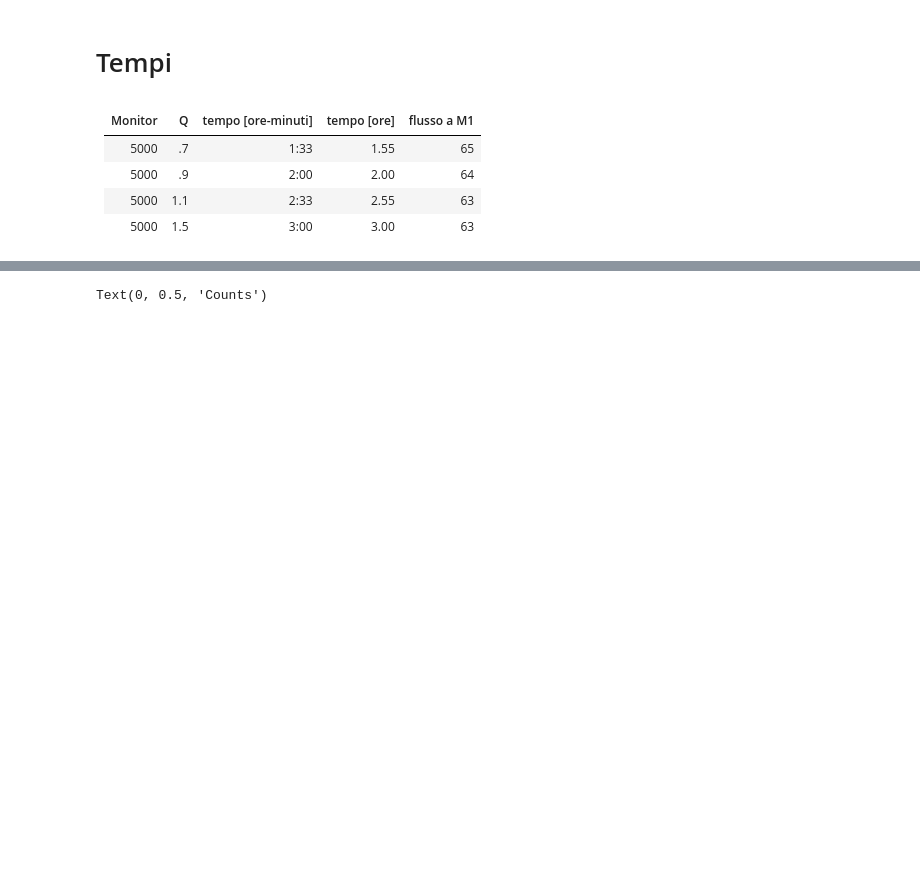
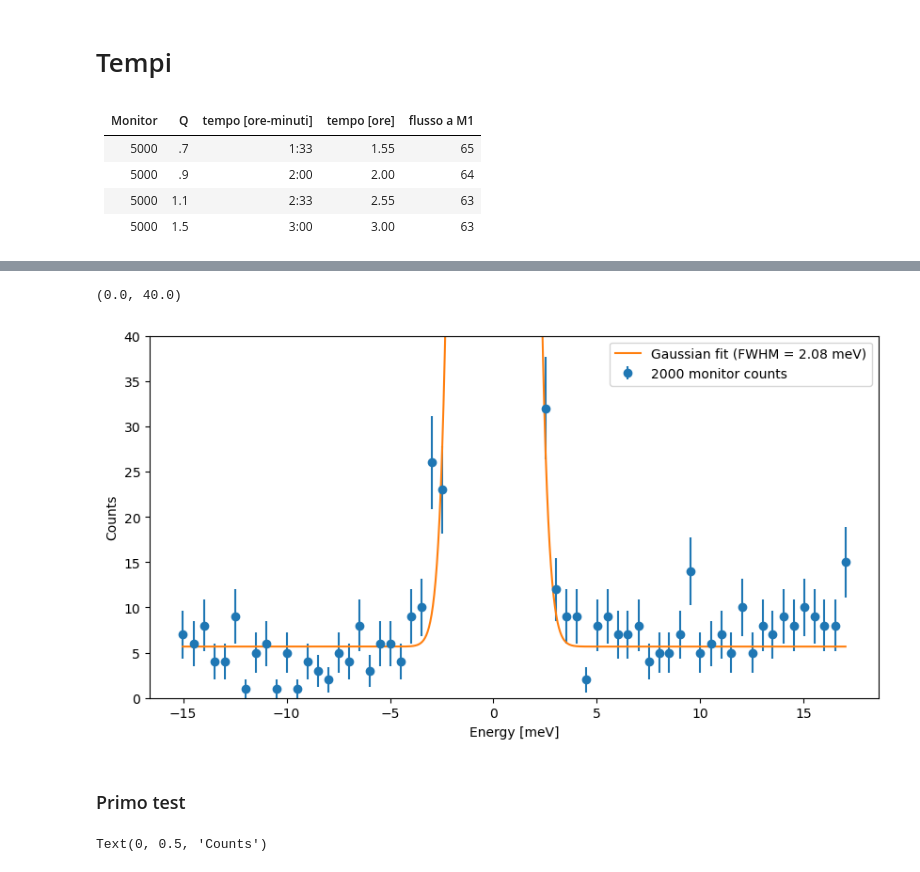
Before and after one commit to FabioBrugnara/IN8_Glicerol, a Jupyter notebook: 4-First view.ipynb, the cells around one changed output, grey strips where cells are left out. Drawn from its saved outputs; the diff is of its cells as text; code cells hidden in the pictures; blank space fills up the shorter version.

```diff
--- a/4-First view.ipynb
+++ b/4-First view.ipynb
@@ -67,2 +76,22 @@ Scan 50336 not found
+# %%
+plt.figure(figsize=(10,5))
+S = data.loc[Nvana[.7]].data
+plt.errorbar(S.EN, S.CNTS, yerr=S.dCNTS, fmt='o', label='2000 monitor counts')
+
+gauss = lambda x, A, x0, FWHM, c: A*np.exp(-(x-x0)**2/(2*(FWHM/2.355)**2)) + c
+
+popt, pcov = curve_fit(gauss, S.EN[(S.EN>-5) & (S.EN<5)], S.CNTS[(S.EN>-5) & (S.EN<5)], sigma=S.dCNTS[(S.EN>-5) & (S.EN<5)])
+X = np.linspace(S.EN.min(), S.EN.max(), 1000)
+plt.plot(X, gauss(X, *popt), label='Gaussian fit (FWHM = {:.2f} meV)'.format(popt[2]))
+
+plt.legend()
+plt.xlabel('Energy [meV]')
+plt.ylabel('Counts')
+plt.ylim(0,40)
+# %% [output]
+(0.0, 40.0)
+[figure, added]
+# %% [markdown]
+### Primo test
 # %%
 plt.figure(figsize=(10,5))
```
Also changed, not shown: parts of 12 cells of this notebook, 20 other files.
